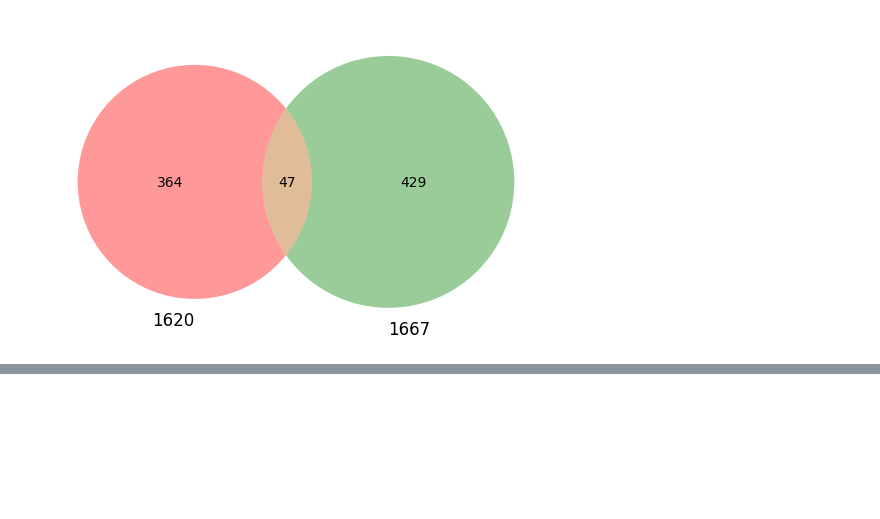
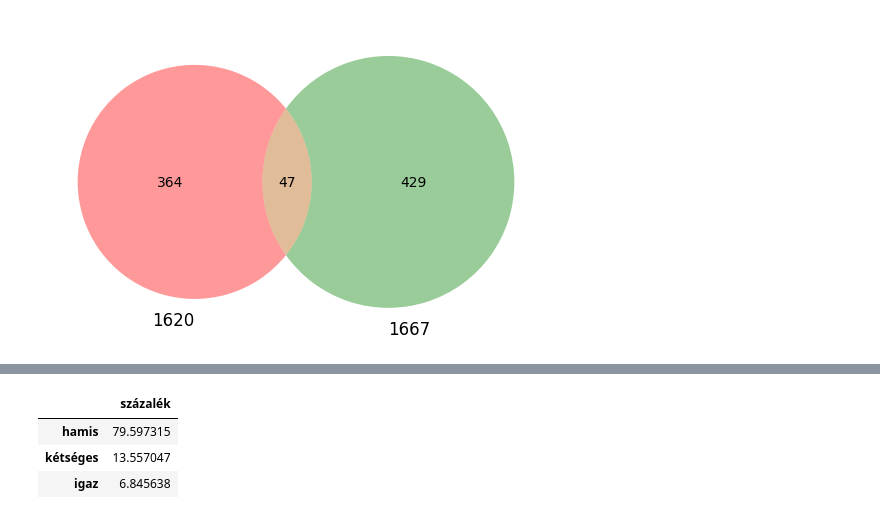
Before and after one commit to kuti-b/zipserbuch, a Jupyter notebook: notebook/notebook/_build/jupyter_execute/zipserbuch_stat.ipynb, the cells around one changed output, grey strips where cells are left out. Drawn from its saved outputs; the diff is of its cells as text; code cells hidden in the pictures; blank space fills up the shorter version.

```diff
--- a/notebook/notebook/_build/jupyter_execute/zipserbuch_stat.ipynb
+++ b/notebook/notebook/_build/jupyter_execute/zipserbuch_stat.ipynb
@@ -42,36 +44,0 @@ A következőkben egy új adatstruktúrát határozunk meg, amiben az összes l
-# %%
-def find_in_citizen_records(name):
-    index_name = citizens['név'].str.contains(name, na=False)
-    index_alt_name = citizens['névváltozat'].str.contains(name, na=False)
-
-    index_list = citizens[index_name]
-    index_alt_list = citizens[index_alt_name]
-    number_of_records =  len(index_list) + len(index_alt_list)
-
-    return number_of_records
-
-list_of_names = []
-for item in list_1620:
-    record = {}
-    record['name'] = item
-    record['records'] = find_in_citizen_records(item)
-    record['year'] = '1620'
-    list_of_names.append(record)
-
-for item in list_intersection:
-    record = {}
-    record['name'] = item
-    record['records'] = find_in_citizen_records(item)
-    record['year'] = 'both'
-    list_of_names.append(record)
-
-for item in list_1667:
-    record = {}
-    record['name'] = item
-    record['records'] = find_in_citizen_records(item)
-    record['year'] = '1667'
-    list_of_names.append(record)
-
-
-df = pandas.DataFrame.from_records(list_of_names)
-df.head()
@@ -92,0 +122,8 @@ AttributeError: 'Styler' object has no attribute 'head'
+# %%
+percentage = df['alkalmi listán'].value_counts(normalize=True).mul(100).to_frame(name='százalék')
+percentage
+# %% [output]
+|  | százalék |
+| hamis | 79.597315 |
+| kétséges | 13.557047 |
+| igaz | 6.845638 |
```
Also changed, not shown: parts of 12 cells of this notebook, 22 other files.
